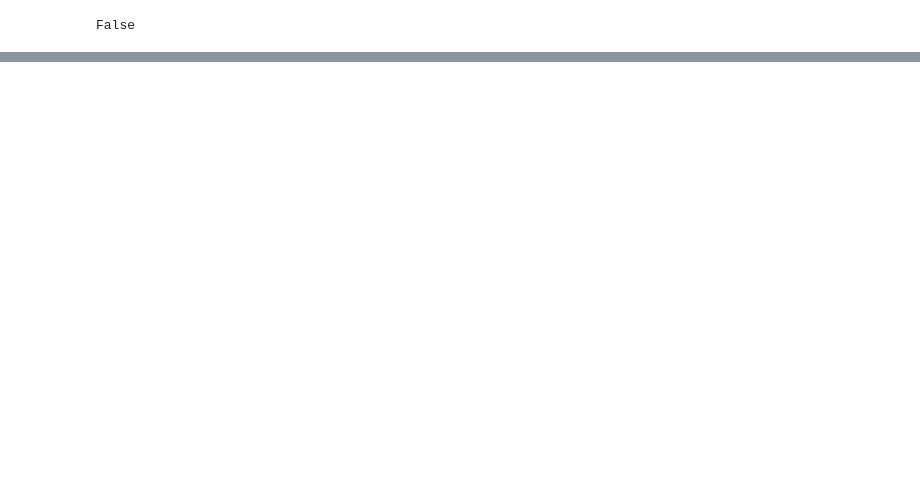
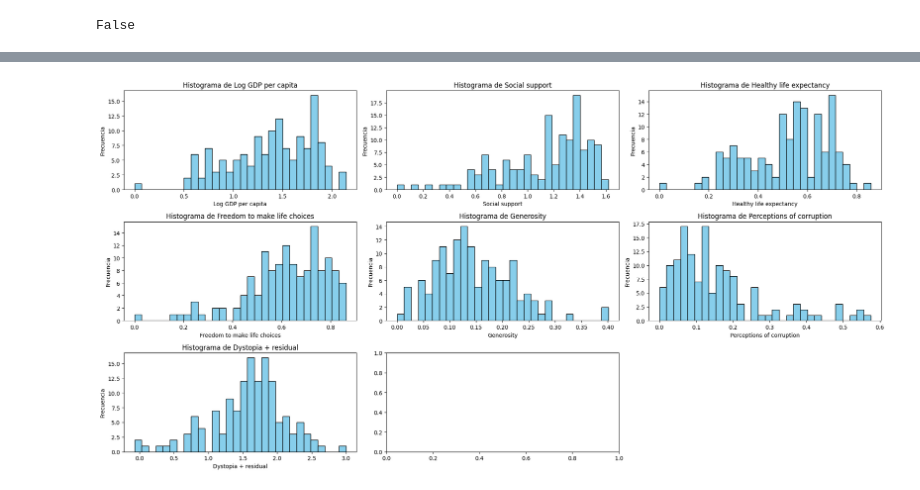
Before and after one commit to lucia18nozal/project-da-promo-47-modulo-4-team-3, a Jupyter notebook: world happiness.ipynb, the cells around one changed output, grey strips where cells are left out. Cells and saved outputs as stored; diff of their text form; code cells hidden in the pictures; blank space fills up the shorter version.

```diff
--- a/world happiness.ipynb
+++ b/world happiness.ipynb
@@ -76,0 +69,3 @@ Dataset downloaded and extracted to C:\Users\Kathe\Documents\source_code\ejercic
+# %%
+df2 = leer_csv('files/dataset_3_happiness/World-happiness-report-2024.csv')
+df2
@@ -76,0 +152,6 @@ Dataset downloaded and extracted to C:\Users\Kathe\Documents\source_code\ejercic
+# %%
+#añadir columna year a cada dataframe
+
+df1['year'] = 2021
+
+df2['year'] = 2024
@@ -76,0 +224,4 @@ Dataset downloaded and extracted to C:\Users\Kathe\Documents\source_code\ejercic
+# %%
+lista_nulos = df2.columns[df2.isnull().sum() > 0] #columnas con valores nulos
+
+lista_nulos
@@ -76,0 +233,8 @@ Dataset downloaded and extracted to C:\Users\Kathe\Documents\source_code\ejercic
+# %%
+fig, axes = plt.subplots(nrows = 3, ncols = 3, figsize = (20,10))
+axes = axes.flat
+for indice, col in enumerate(lista_nulos):
+    sns.boxplot(x = col, data = df2, ax = axes[indice])
+
+plt.tight_layout()
+fig.delaxes(axes[-1]);
@@ -76,0 +243,18 @@ Dataset downloaded and extracted to C:\Users\Kathe\Documents\source_code\ejercic
+# %%
+fig, axes = plt.subplots(nrows=3, ncols=3, figsize=(20, 10))
+axes = axes.flat  # Flatten the 3x3 grid into a 1D array
+
+for indice, col in enumerate(lista_nulos):
+    axes[indice].hist(df2[col].dropna(), bins=30, color='skyblue', edgecolor='black')
+    axes[indice].set_title(f'Histograma de {col}')
+    axes[indice].set_xlabel(col)
+    axes[indice].set_ylabel('Frecuencia')
+
+plt.tight_layout()  # Adjust layout to prevent overlapping
+fig.delaxes(axes[-1])  # Remove the last empty subplot if necessary
+plt.show()
+
+
+#todos tienen outliers y no vemos una distribución simetrica, por lo que imputaremos con la mediana
+# %% [output]
+[figure, added]
```
Also changed, not shown: parts of 30 cells of this notebook, 10 other files.
